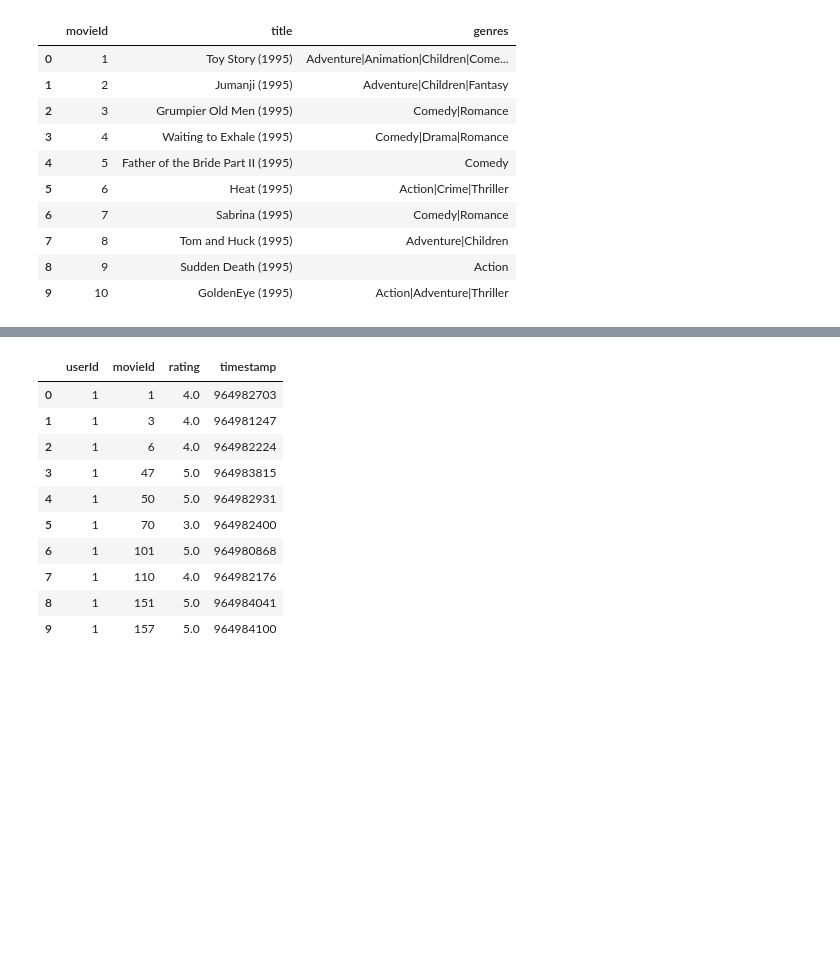
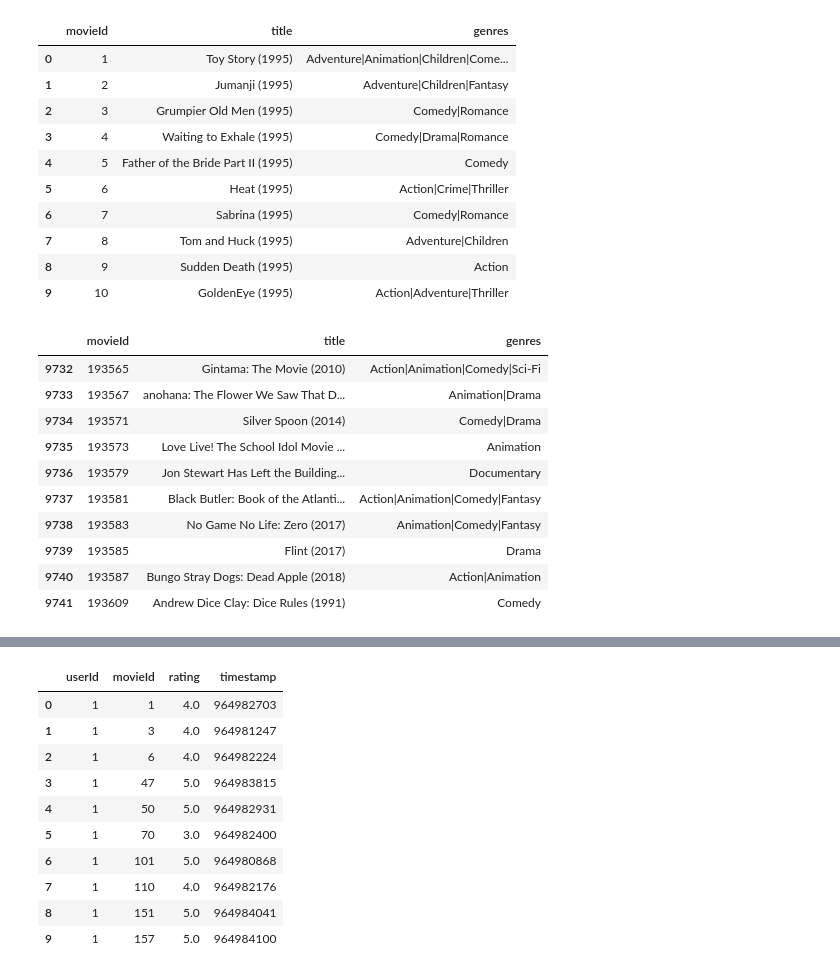
Before and after one commit to luismoroco/DataScience, a Jupyter notebook: task1/visualization.ipynb, the cells around one changed output, grey strips where cells are left out. Cells and saved outputs as stored; diff of their text form; code cells hidden in the pictures; blank space fills up the shorter version.

```diff
--- a/task1/visualization.ipynb
+++ b/task1/visualization.ipynb
@@ -16,3 +16,17 @@ df_movies.head(10)
 | 7 | 8 | Tom and Huck (1995) | Adventure|Children |
 | 8 | 9 | Sudden Death (1995) | Action |
 | 9 | 10 | GoldenEye (1995) | Action|Adventure|Thriller |
+# %%
+df_movies.tail(10)
+# %% [output]
+|  | movieId | title | genres |
+| 9732 | 193565 | Gintama: The Movie (2010) | Action|Animation|Comedy|Sci-Fi |
+| 9733 | 193567 | anohana: The Flower We Saw That D... | Animation|Drama |
+| 9734 | 193571 | Silver Spoon (2014) | Comedy|Drama |
+| 9735 | 193573 | Love Live! The School Idol Movie ... | Animation |
+| 9736 | 193579 | Jon Stewart Has Left the Building... | Documentary |
+| 9737 | 193581 | Black Butler: Book of the Atlanti... | Action|Animation|Comedy|Fantasy |
+| 9738 | 193583 | No Game No Life: Zero (2017) | Animation|Comedy|Fantasy |
+| 9739 | 193585 | Flint (2017) | Drama |
+| 9740 | 193587 | Bungo Stray Dogs: Dead Apple (2018) | Action|Animation |
+| 9741 | 193609 | Andrew Dice Clay: Dice Rules (1991) | Comedy |
```
Also changed, not shown: parts of 3 cells of this notebook, 4 other files.
